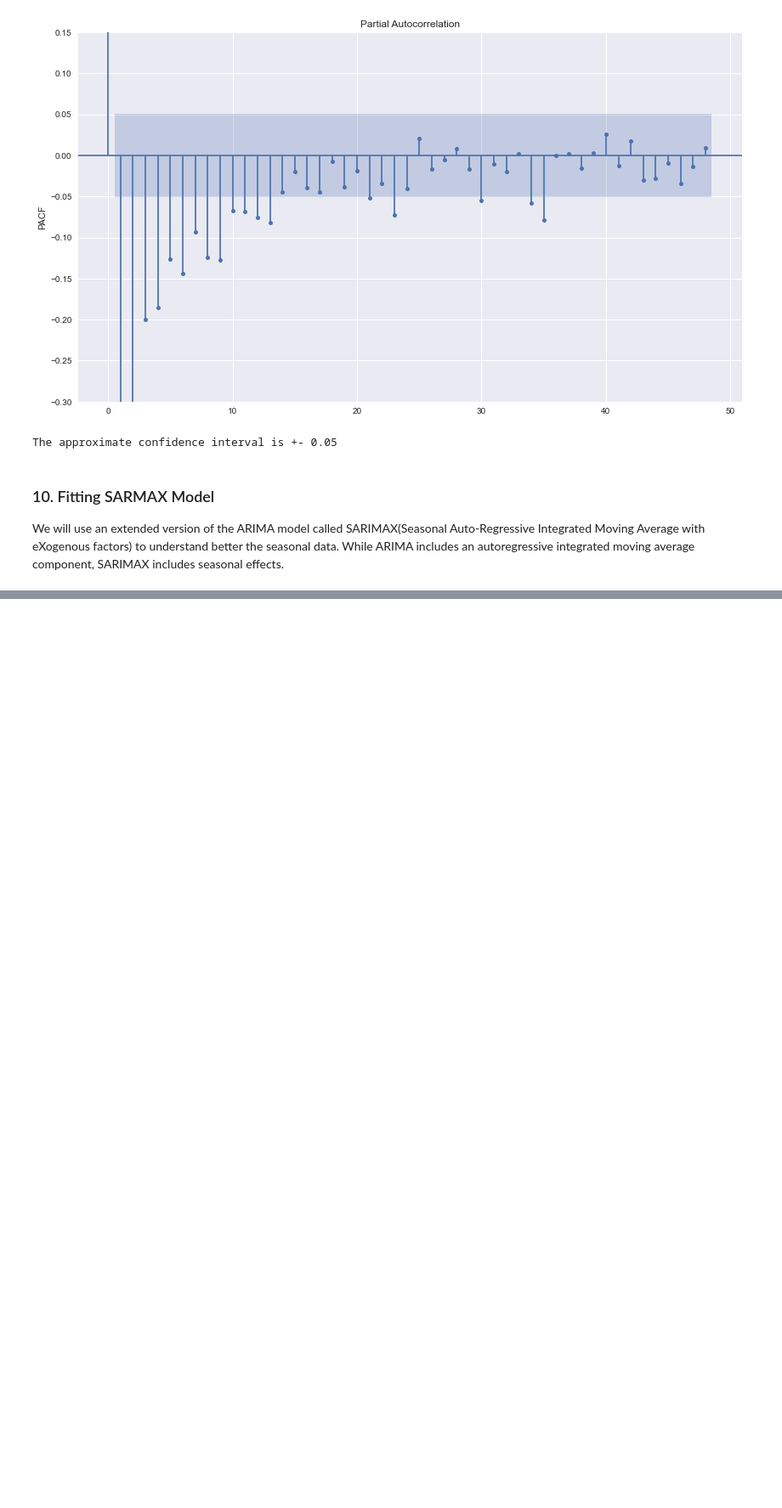
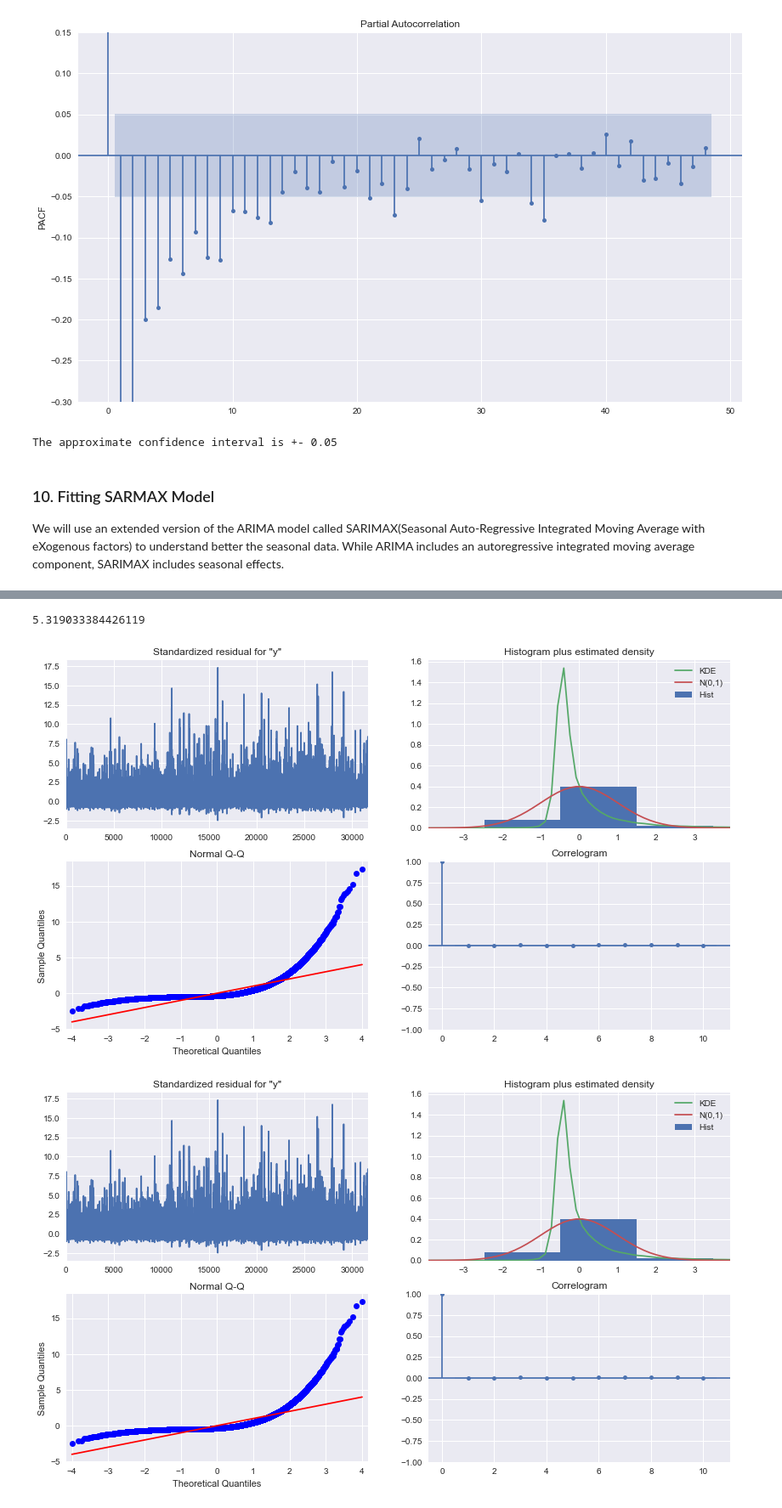
Before and after one commit to lilianasku/Time-series-analysis, a Jupyter notebook: notebooks/Rainfall_SeasonalChanges.ipynb, the cells around one changed output, grey strips where cells are left out. Shown at 85% size. Saved outputs shown, nothing was run; the diff lists cells and outputs as text; code cells hidden in the pictures; blank space fills up the shorter version.

```diff
--- a/notebooks/Rainfall_SeasonalChanges.ipynb
+++ b/notebooks/Rainfall_SeasonalChanges.ipynb
@@ -222,7 +222,7 @@ We will use an extended version of the ARIMA model called SARIMAX(Seasonal Auto-
 # %%
 from statsmodels.tsa.statespace.sarimax import SARIMAX
 
-model = SARIMAX(rain.values, order = (2,0,1), trend = 'c' )
+model = SARIMAX(rain.values, order = (2,0,1), trend = 'c', seasonal = True)
 rainfit = model.fit()
 print(rainfit.summary())
 # %% [output]
@@ -243,6 +243,20 @@ Covariance Type:                  opg
 
 Warnings:
 [1] Covariance matrix calculated using the outer product of gradients (complex-step).
+# %%
+#mean absolute error
+
+residuals = rainfit.resid
+print(np.mean(np.abs(residuals)))
+# %% [output]
+5.319033384426119
+# %%
+rainfit.plot_diagnostics()
+
+#For an ideal model the residuals should be uncorrelated white Gaussian noise centered on zero
+# %% [output]
+[figure, added]
+[figure, added]
 # %%
 sample_prediction = rainfit.get_prediction(start=-25)
 mean_sample_pred = sample_prediction.predicted_mean
```
Also changed, not shown: parts of 1 cell of this notebook.
